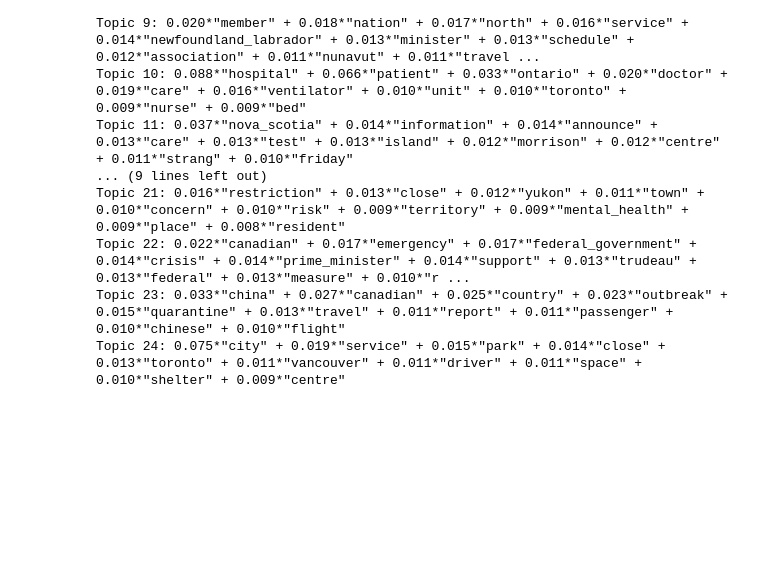
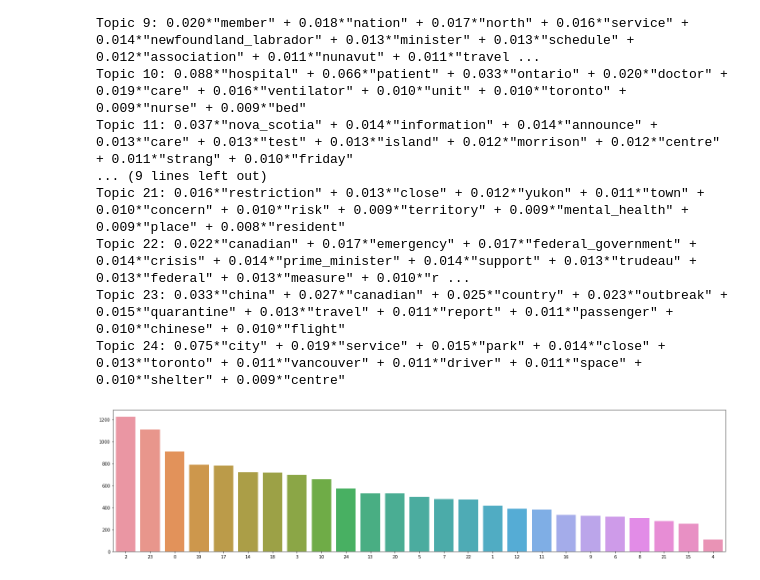
Before and after one commit to estelavilasboas/Topic-Modeling-Final-Project, a Jupyter notebook: topics.ipynb, the cells around one changed output. Saved outputs shown, nothing was run; the diff lists cells and outputs as text; code cells hidden in the pictures; blank space fills up the shorter version.

Commit message:
plot top topics

```diff
--- a/topics.ipynb
+++ b/topics.ipynb
@@ -151,3 +151,29 @@ Topic 21: 0.016*"restriction" + 0.013*"close" + 0.012*"yukon" + 0.011*"town" + 0
 Topic 22: 0.022*"canadian" + 0.017*"emergency" + 0.017*"federal_government" + 0.014*"crisis" + 0.014*"prime_minister" + 0.014*"support" + 0.013*"trudeau" + 0.013*"federal" + 0.013*"measure" + 0.010*"r ...
 Topic 23: 0.033*"china" + 0.027*"canadian" + 0.025*"country" + 0.023*"outbreak" + 0.015*"quarantine" + 0.013*"travel" + 0.011*"report" + 0.011*"passenger" + 0.010*"chinese" + 0.010*"flight"
 Topic 24: 0.075*"city" + 0.019*"service" + 0.015*"park" + 0.014*"close" + 0.013*"toronto" + 0.011*"vancouver" + 0.011*"driver" + 0.011*"space" + 0.010*"shelter" + 0.009*"centre"
+# %%
+topics_count = [ [topic, 0] for topic in range(25) ]
+
+for content in bow:
+    topics = model.get_document_topics(content, minimum_probability=0.1)
+    for topic, weight in topics:
+        topics_count[topic][1] += 1
+# %%
+
+import seaborn as sns
+import matplotlib.pyplot as plt
+from operator import itemgetter
+
+topics_count.sort(key=itemgetter(1), reverse=True)
+
+data = {
+    'Topic': [ topic[0] for topic in topics_count ],
+    'Number of news': [ topic[1] for topic in topics_count ]
+}
+
+plt.figure(figsize=(20,5))
+ax = sns.barplot(x="Topic", y="Number of news", data=data, order=data['Topic'])
+plt.tight_layout()
+plt.show()
+# %% [output]
+[figure, added]
```
